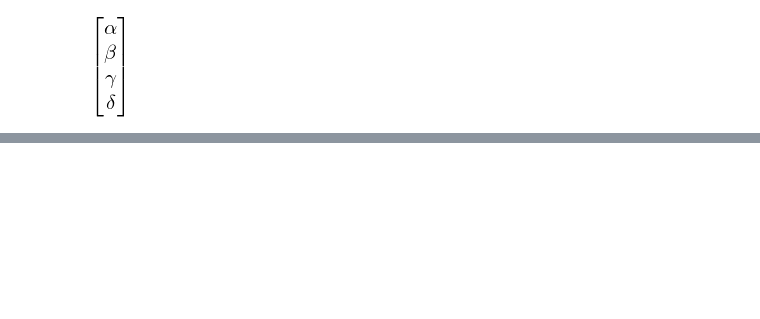
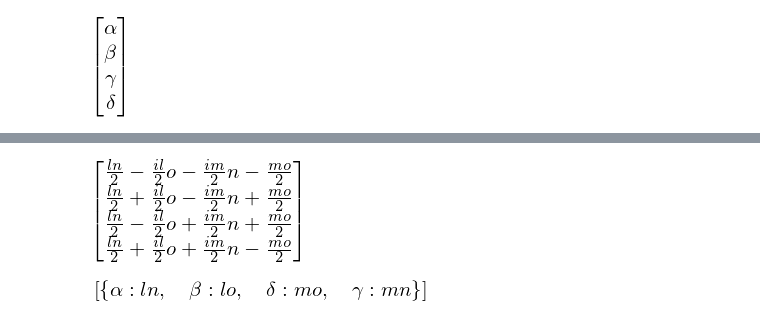
Before and after one commit to dforero0896/Mecanica_Cuantica1_201810, a Jupyter notebook: Sol_HW_10.ipynb, the cells around one changed output, grey strips where cells are left out. Saved outputs shown, nothing was run; the diff lists cells and outputs as text; code cells hidden in the pictures; blank space fills up the shorter version.

```diff
--- a/Sol_HW_10.ipynb
+++ b/Sol_HW_10.ipynb
@@ -217,0 +136,7 @@ msigma(1).eigenvects()
+# %%
+state_sysy = simplify(Dagger(Base_change)*state)
+display(state_sysy)
+solve(init_sysy-state_sysy)
+# %% [output]
+[figure, added]
+[figure, added]
```
Also changed, not shown: parts of 25 cells of this notebook, 9 other files.
